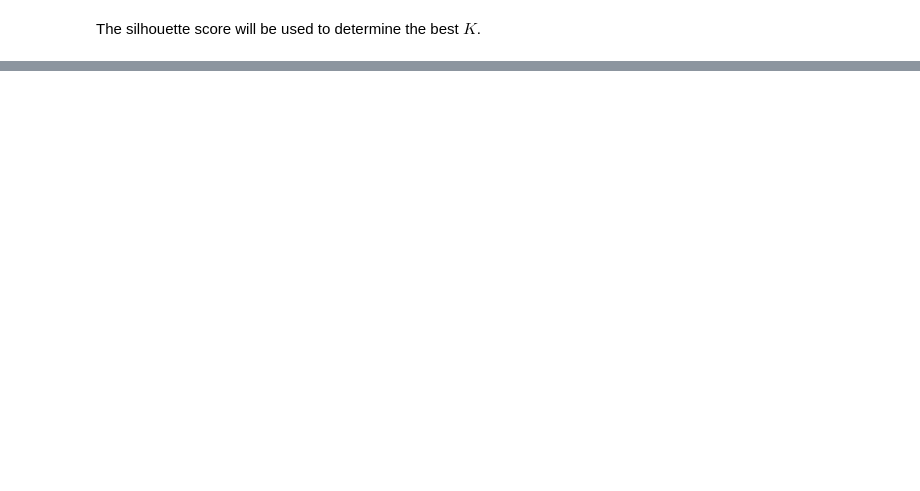
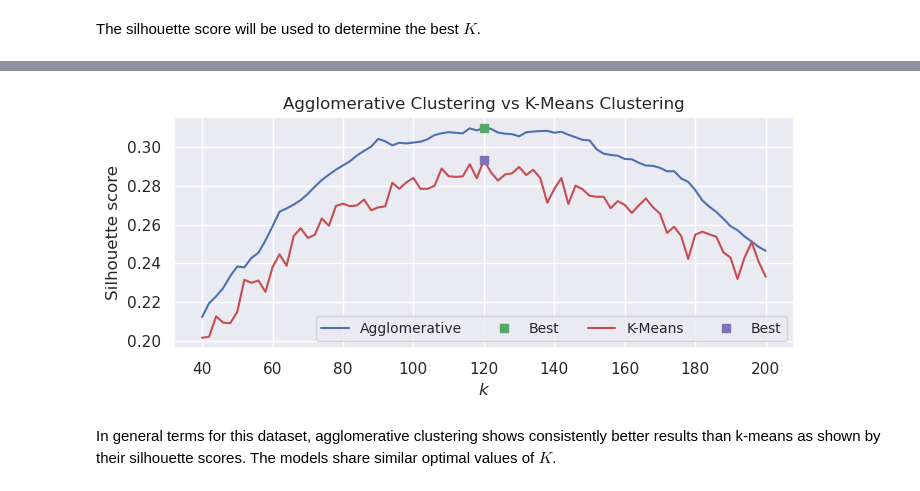
Before and after one commit to Matrsz/ML-IB, a Jupyter notebook: Report 2/report_2.ipynb, the cells around one changed output, grey strips where cells are left out. Saved outputs shown, nothing was run; the diff lists cells and outputs as text; code cells hidden in the pictures; blank space fills up the shorter version.

```diff
--- a/Report 2/report_2.ipynb
+++ b/Report 2/report_2.ipynb
@@ -156,8 +164,9 @@ Having chosen the best $K$, we will qualitatively assess the performance of the
 
 We will plot the individual faces in the testing set on the left hand column, and the cluster it was classified into on the right hand column, each face properly labeled.
 # %%
+kmeans = kmeans_per_k[k_range.index(120)]
+
 maxsize = max([sum(kmeans.labels_==c) for c in kmeans.predict(X_test_pca)])
-
 plt.rcParams["figure.figsize"] = (0.8*(maxsize+2),0.8*40)
 fig, axs = plt.subplots(40, maxsize+2)
 for ax in axs:
@@ -178,0 +194,19 @@ for test_face, test_target, cluster_id in zip(X_test, y_test, kmeans.predict(X_t
+# %%
+from sklearn.cluster import AgglomerativeClustering
+
+aggl_ward_per_k = []
+for k in k_range:
+    aggl_ward_per_k.append(AgglomerativeClustering(n_clusters=k, linkage='ward').fit(X_train_pca))
+
+ward_scores = [silhouette_score(X_train_pca, model.labels_) for model in aggl_ward_per_k]
+
+plt.rcParams["figure.figsize"] = (8,3)
+fig, ax = plt.subplots(1,1)
+plot_score(ax, k_range, ward_scores, "Agglomerative Clustering vs K-Means Clustering")
+plot_score(ax, k_range, silhouette_scores, "Agglomerative Clustering vs K-Means Clustering")
+ax.legend(["Agglomerative", "Best" , "K-Means", "Best"], ncol=4, loc='lower right')
+plt.show()
+# %% [output]
+[figure, added]
+# %% [markdown]
+In general terms for this dataset, agglomerative clustering shows consistently better results than k-means as shown by their silhouette scores. The models share similar optimal values of $K$.
```
Also changed, not shown: parts of 27 cells of this notebook.
